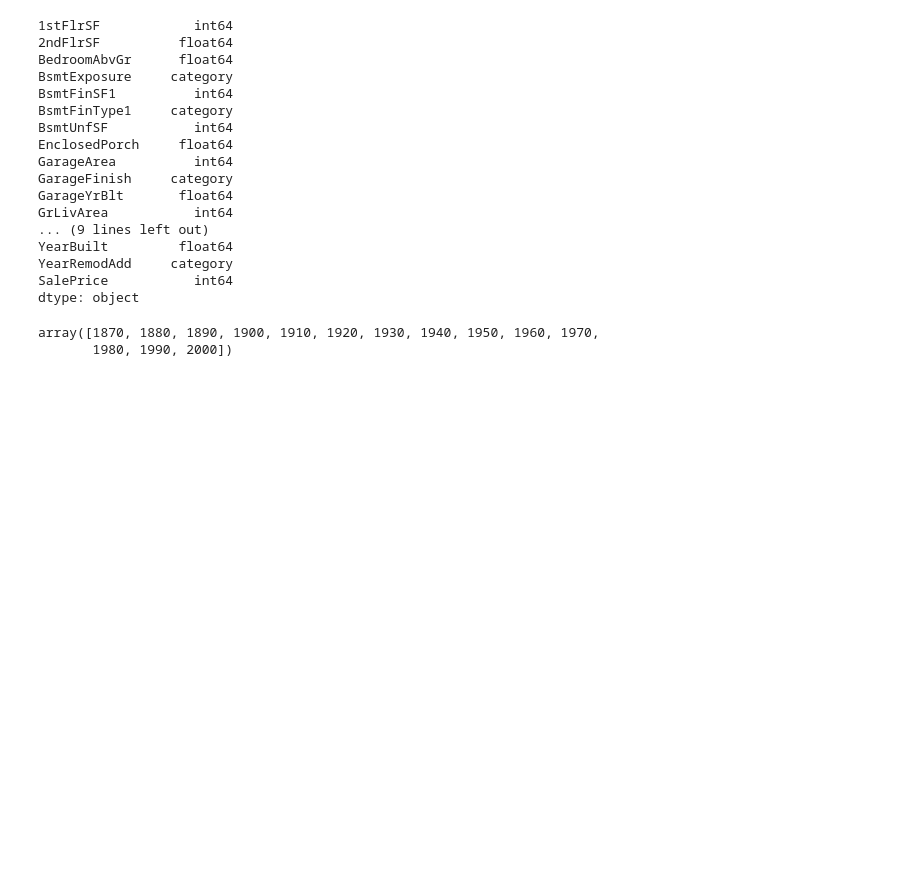
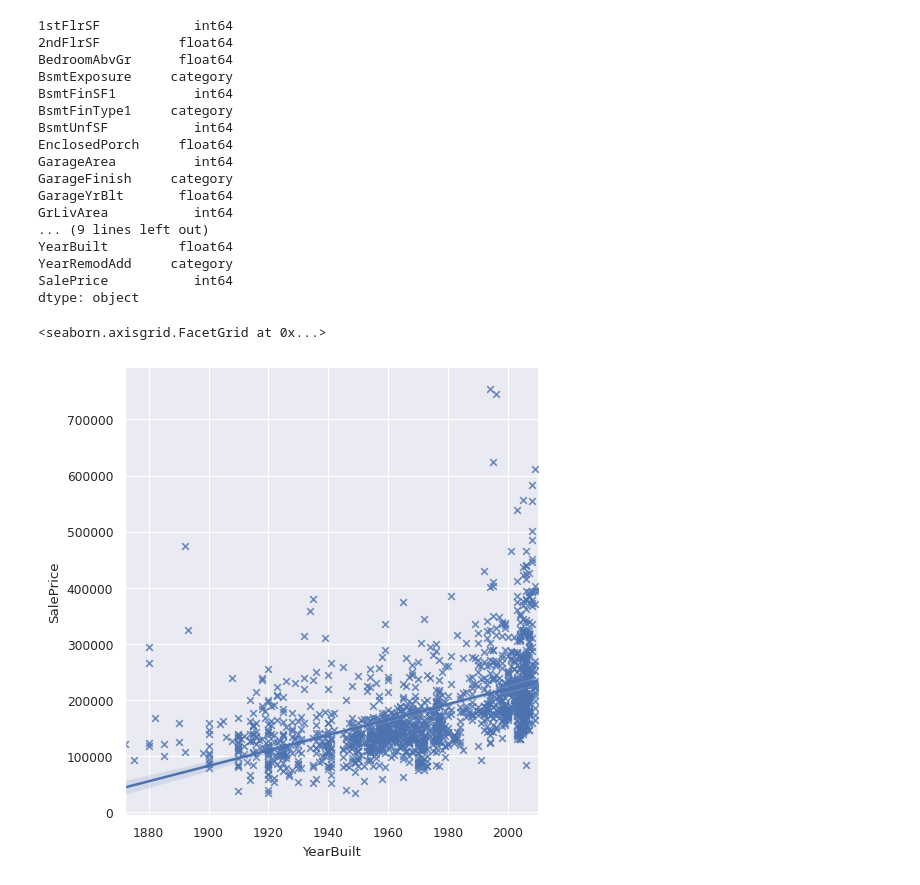
Before and after one commit to ysgurjar/pp5_project_heritage_housing, a Jupyter notebook: jupyter_notebooks/02.data_profiling.ipynb, the cells around one changed output. Cells and saved outputs as stored; diff of their text form; code cells hidden in the pictures; blank space fills up the shorter version.

```diff
--- a/jupyter_notebooks/02.data_profiling.ipynb
+++ b/jupyter_notebooks/02.data_profiling.ipynb
@@ -379,10 +447,13 @@ YearBuilt         float64
 YearRemodAdd     category
 SalePrice           int64
 dtype: object
-# %%
-bins=np.arange(start=1870,stop=2010,step=10)
-
-bins
-# %% [output]
-array([1870, 1880, 1890, 1900, 1910, 1920, 1930, 1940, 1950, 1960, 1970,
-       1980, 1990, 2000])
+# %%
+sns.set_theme()
+sns.set_context('paper')
+sns.lmplot(
+    data=df,
+    x="YearBuilt", y="SalePrice",markers='x'
+)
+# %% [output]
+<seaborn.axisgrid.FacetGrid at 0x...>
+[figure, added]
```
Also changed, not shown: parts of 16 cells of this notebook, 1 other file.
